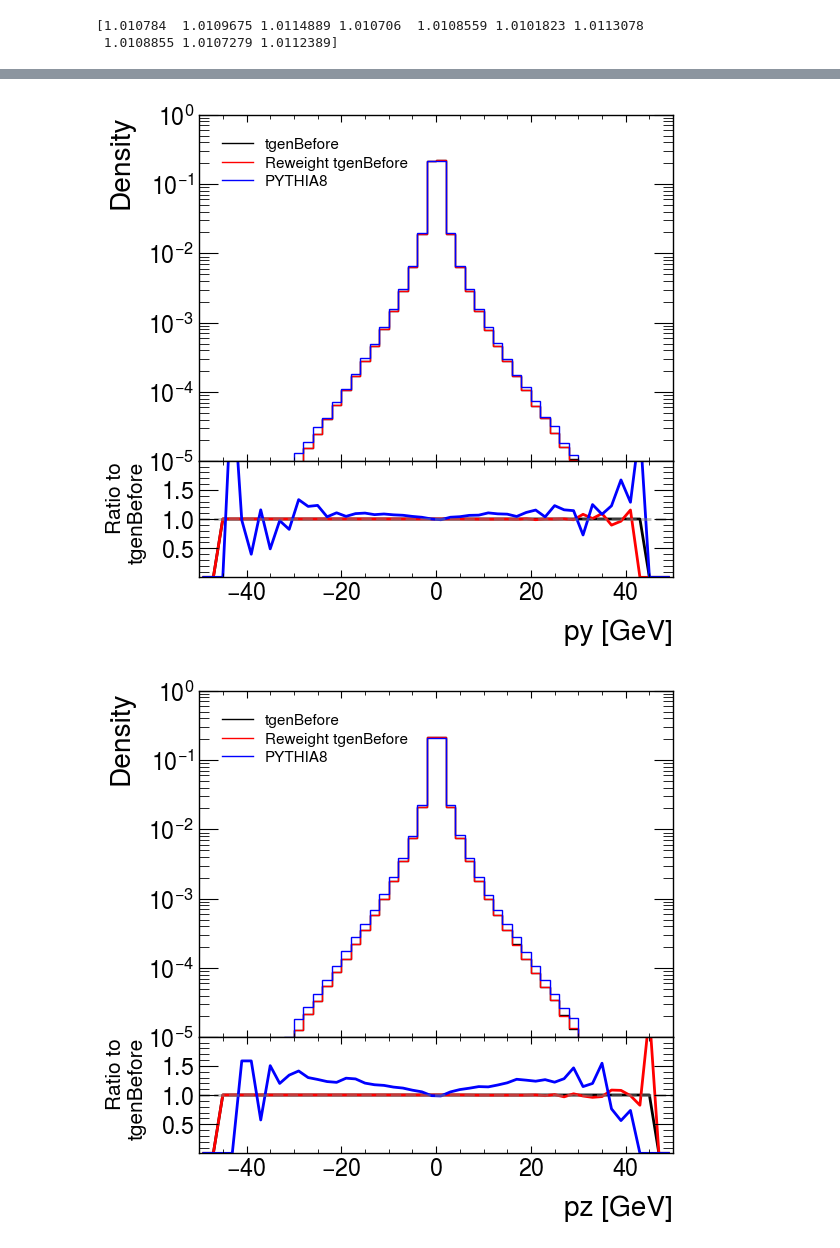
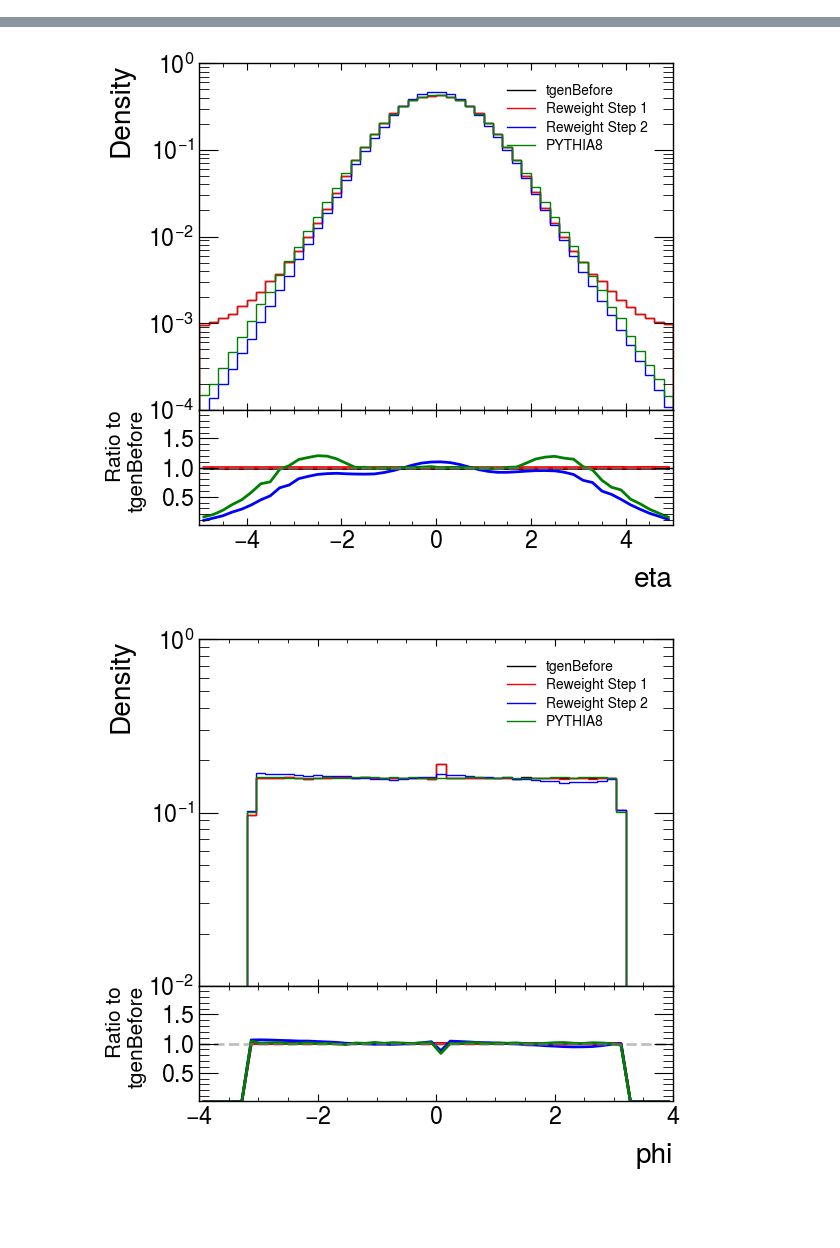
Before and after one commit to badeaa3/unfold-ee-logtau, a Jupyter notebook: ReweightMC/VisualizeReweightMC.ipynb, the cells around one changed output, grey strips where cells are left out. Cells and saved outputs as stored; diff of their text form; code cells hidden in the pictures; blank space fills up the shorter version.

```diff
--- a/ReweightMC/VisualizeReweightMC.ipynb
+++ b/ReweightMC/VisualizeReweightMC.ipynb
@@ -47,41 +54,29 @@ print(reweight_reshaped.shape)
-# %%
-print(reweight[:10])
-# %% [output]
-[1.010784  1.0109675 1.0114889 1.010706  1.0108559 1.0101823 1.0113078
- 1.0108855 1.0107279 1.0112389]
 # %%
 conf = {
-    "px" : {
-        "bins" : np.linspace(-50, 50, 51),
+    "p" : {
+        "bins" : np.linspace(0, 50, 51),
         "ax1_ylim" : [10**-5, 10**0]
     },
-    "py" : {
-        "bins" : np.linspace(-50, 50, 51),
-        "ax1_ylim" : [10**-5, 10**0]
+    "eta" : {
+        "bins" : np.linspace(-5, 5, 51),
+        "ax1_ylim" : [10**-4, 10**0]
     },
-    "pz" : {
-        "bins" : np.linspace(-50, 50, 51),
-        "ax1_ylim" : [10**-5, 10**0]
-    },
-    "mass" : {
-        "bins" : np.linspace(0, 2, 51),
-        "ax1_ylim" : [10**-3, 5*10**0]
-    },
-    "charge" : {
-        "bins" : np.linspace(-1, 1, 3),
-        "ax1_ylim" : [10**-1, 10**0]
+    "phi" : {
+        "bins" : np.linspace(-4, 4, 51),
+        "ax1_ylim" : [10**-2, 10**0]
     },
 }
 # %%
 plots = {}
-for iB, branch in enumerate(branches):
+for iB, branch in enumerate(rmc.mc_paths[new_mc_name]["branches"]):
     plots[branch] = {}
     # histogram
     bins = np.linspace(-50, 50, 51)
     # aleph mc
     mask = aleph_mc[:,:,iB].flatten() != -999
     plots[branch][f"h_aleph_mc"] = ut.calc_hist(aleph_mc[:,:,iB].flatten()[mask], bins=conf[branch]["bins"], density=True)
-    plots[branch][f"hrw_aleph_mc"] = ut.calc_hist(aleph_mc[:,:,iB].flatten()[mask], bins=conf[branch]["bins"], density=True, weights=reweight_reshaped.flatten()[mask])
+    plots[branch][f"h_aleph_mc_rw_step1"] = ut.calc_hist(aleph_mc[:,:,iB].flatten()[mask], bins=conf[branch]["bins"], density=True, weights=reweight["Step1"].flatten()[mask])
+    plots[branch][f"h_aleph_mc_rw_step2"] = ut.calc_hist(aleph_mc[:,:,iB].flatten()[mask], bins=conf[branch]["bins"], density=True, weights=reweight[f"Step2"].flatten()[mask])
     # new mc
     mask = new_mc[:,:,iB].flatten() != -999
     plots[branch][f"h_new_mc"] = ut.calc_hist(new_mc[:,:,iB].flatten()[mask], bins=conf[branch]["bins"], density=True)
@@ -90,13 +85,13 @@ for key, val in plots.items():
 
     # style
     style = {
-        "legend_loc" : "upper left",
-        "legend_bbox" : None,
+        "legend_loc" : "upper right",
+        "legend_bbox" : (0.99, 1),
         "legend_ncol" : 1,
-        "legend_fontsize" : 11,
+        "legend_fontsize" : 10,
         "ax1_ylabel" : "Density",
         "ax1_yscale" : "log",
-        "ax2_xlabel" : f"{key}" + ("" if key in ["charge"] else " [GeV]"),
+        "ax2_xlabel" : f"{key}" + (" [GeV]" if key in ["p"] else ""),
         "ax2_xscale" : "linear",
         "ax2_ylabel" : f'Ratio to\ntgenBefore',
         "ax1_ylim" : conf[key]["ax1_ylim"],
@@ -107,8 +102,9 @@ for key, val in plots.items():
     # plot
     inPlots = {}
     inPlots["tgenBefore"] = {"plotType": "stairs", "x": conf[key]["bins"], "y": val["h_aleph_mc"][0], "color": "black", "label": "tgenBefore", "ls":"-"}
-    inPlots["rw_tgenBefore"] = {"plotType": "stairs", "x": conf[key]["bins"], "y": val["hrw_aleph_mc"][0], "color": "red", "label": "Reweight tgenBefore", "ls":"-"}
-    inPlots["new_mc"] = {"plotType": "stairs", "x": conf[key]["bins"], "y": val["h_new_mc"][0], "color": "blue", "label": new_mc_name, "ls":"-"}
+    inPlots["tgenBefore_rw_step1"] = {"plotType": "stairs", "x": conf[key]["bins"], "y": val["h_aleph_mc_rw_step1"][0], "color": "red", "label": "Reweight Step 1", "ls":"-"}
+    inPlots["tgenBefore_rw_step2"] = {"plotType": "stairs", "x": conf[key]["bins"], "y": val["h_aleph_mc_rw_step2"][0], "color": "blue", "label": "Reweight Step 2", "ls":"-"}
+    inPlots["new_mc"] = {"plotType": "stairs", "x": conf[key]["bins"], "y": val["h_new_mc"][0], "color": "green", "label": new_mc_name, "ls":"-"}
 
     # ratio denominator using the total error
     ratio_denom = [val["h_aleph_mc"]]
@@ -121,2 +117,2 @@ for key, val in plots.items():
-[figure, old version]
+[figure, new version]
-[figure, old version]
+[figure, new version]
```
Also changed, not shown: parts of 4 cells of this notebook, 1 other file.
